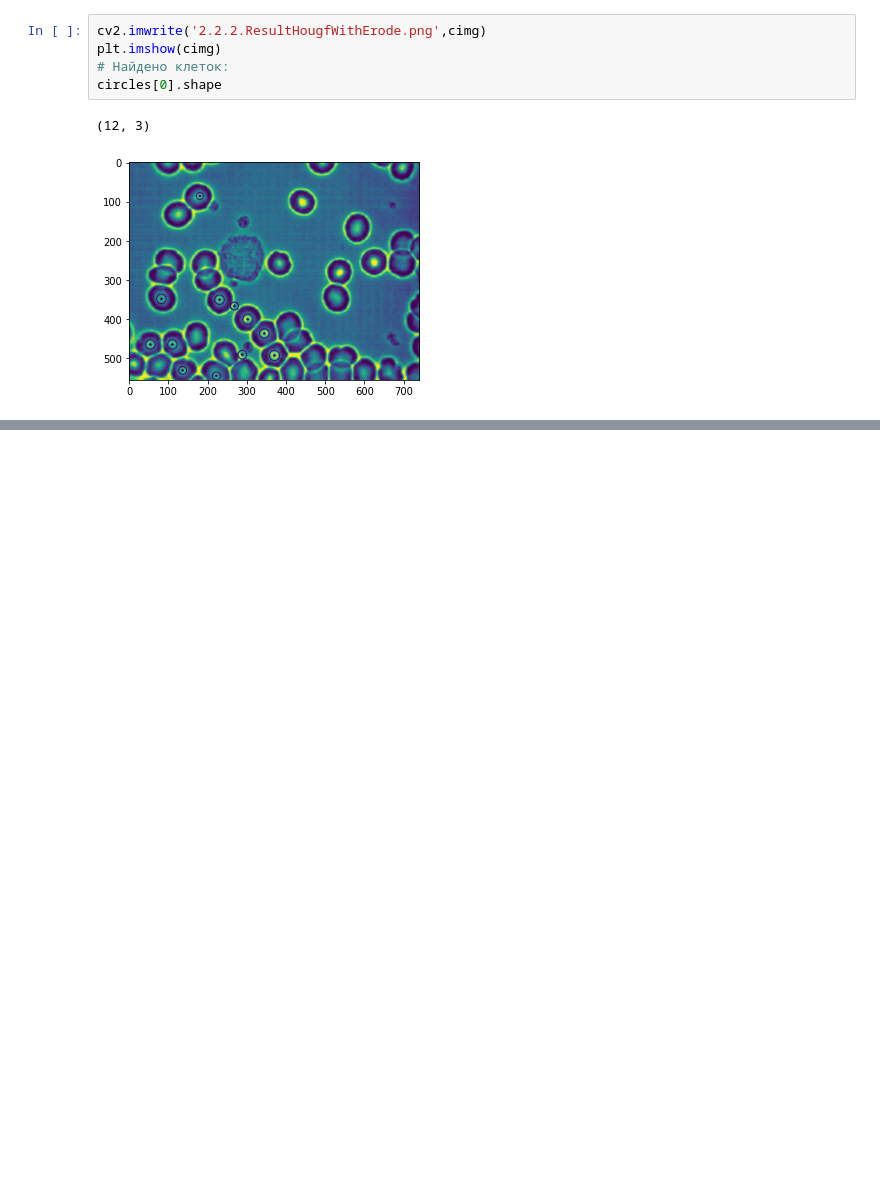
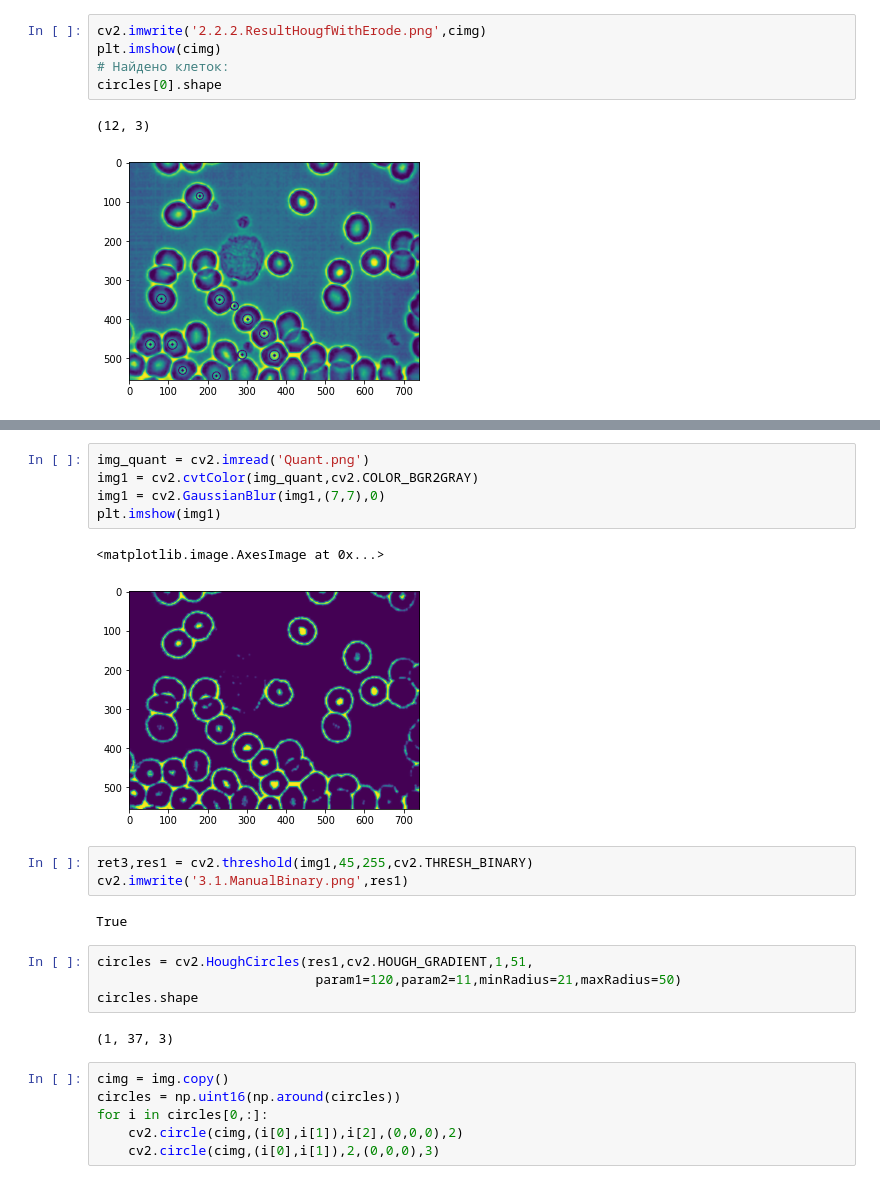
Before and after one commit to Ukolnir/ComputerVisionCS431, a Jupyter notebook: Project01/ProjectBloodCells.ipynb, the cells around one changed output, grey strips where cells are left out. Saved outputs shown, nothing was run; the diff lists cells and outputs as text; blank space fills up the shorter version.

```diff
--- a/Project01/ProjectBloodCells.ipynb
+++ b/Project01/ProjectBloodCells.ipynb
@@ -138,0 +146,25 @@ circles[0].shape
+# %%
+img_quant = cv2.imread('Quant.png')
+img1 = cv2.cvtColor(img_quant,cv2.COLOR_BGR2GRAY)
+img1 = cv2.GaussianBlur(img1,(7,7),0)
+plt.imshow(img1)
+# %% [output]
+<matplotlib.image.AxesImage at 0x...>
+[figure, added]
+# %%
+ret3,res1 = cv2.threshold(img1,45,255,cv2.THRESH_BINARY)
+cv2.imwrite('3.1.ManualBinary.png',res1)
+# %% [output]
+True
+# %%
+circles = cv2.HoughCircles(res1,cv2.HOUGH_GRADIENT,1,51,
+                            param1=120,param2=11,minRadius=21,maxRadius=50)
+circles.shape
+# %% [output]
+(1, 37, 3)
+# %%
+cimg = img.copy()
+circles = np.uint16(np.around(circles))
+for i in circles[0,:]:
+    cv2.circle(cimg,(i[0],i[1]),i[2],(0,0,0),2)
+    cv2.circle(cimg,(i[0],i[1]),2,(0,0,0),3)
```
Also changed, not shown: parts of 21 cells of this notebook, 2 other files.
